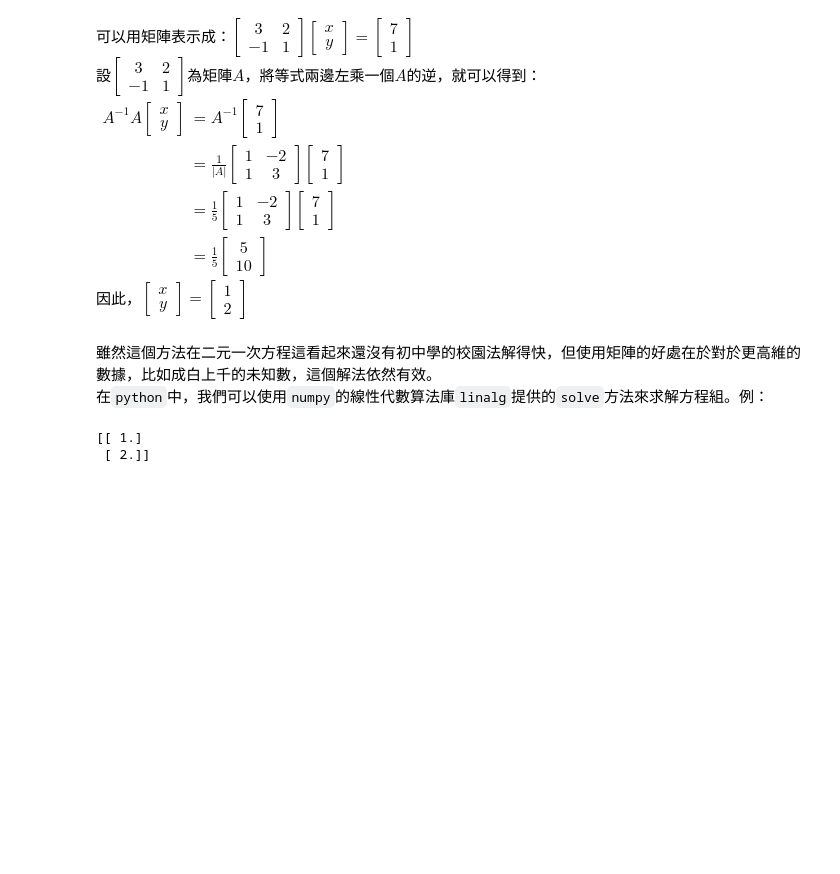
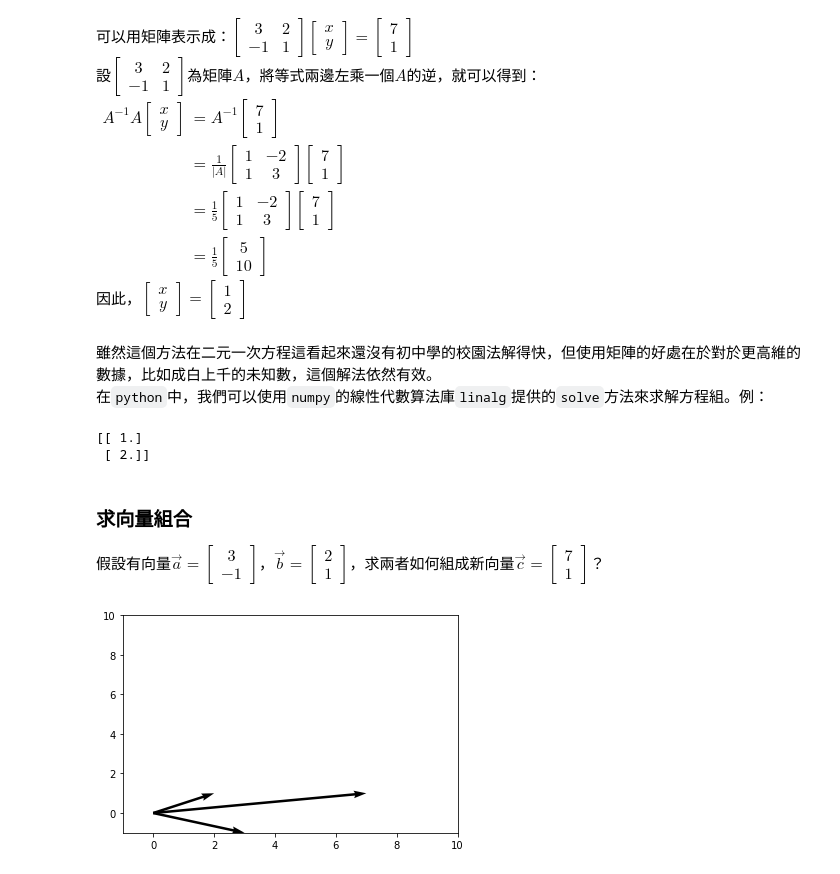
Before and after one commit to TerenceLiu98/Undergraduate-in-Statistics, a Jupyter notebook: Use PY in Linear Algebra.ipynb, the cells around one changed output. Drawn from its saved outputs; the diff is of its cells as text; code cells hidden in the pictures; blank space fills up the shorter version.

```diff
--- a/Use PY in Linear Algebra.ipynb
+++ b/Use PY in Linear Algebra.ipynb
@@ -363,3 +363,21 @@ print(np.linalg.solve(a, b))
 # %% [output]
 [[ 1.]
  [ 2.]]
+# %% [markdown]
+### 求向量組合
+假設有向量$\vec { a }  =  \begin{bmatrix} 3 \\ -1 \end{bmatrix}$，$\vec { b }  =  \begin{bmatrix} 2 \\ 1 \end{bmatrix}$，求兩者如何組成新向量$\vec { c }  =  \begin{bmatrix} 7 \\ 1 \end{bmatrix}$？
+# %%
+import numpy as np
+import matplotlib.pyplot as plt
+
+soa = np.array([[0, 0, 3, -1], [0, 0, 2, 1], [0, 0, 7, 1]])
+X, Y, U, V = zip(*soa)
+plt.figure()
+ax = plt.gca()
+ax.quiver(X, Y, U, V, angles='xy', scale_units='xy', scale=1)
+ax.set_xlim([-1, 10])
+ax.set_ylim([-1, 10])
+plt.draw()
+plt.show()
+# %% [output]
+[figure, added]
```
Also changed, not shown: parts of 2 cells of this notebook.
